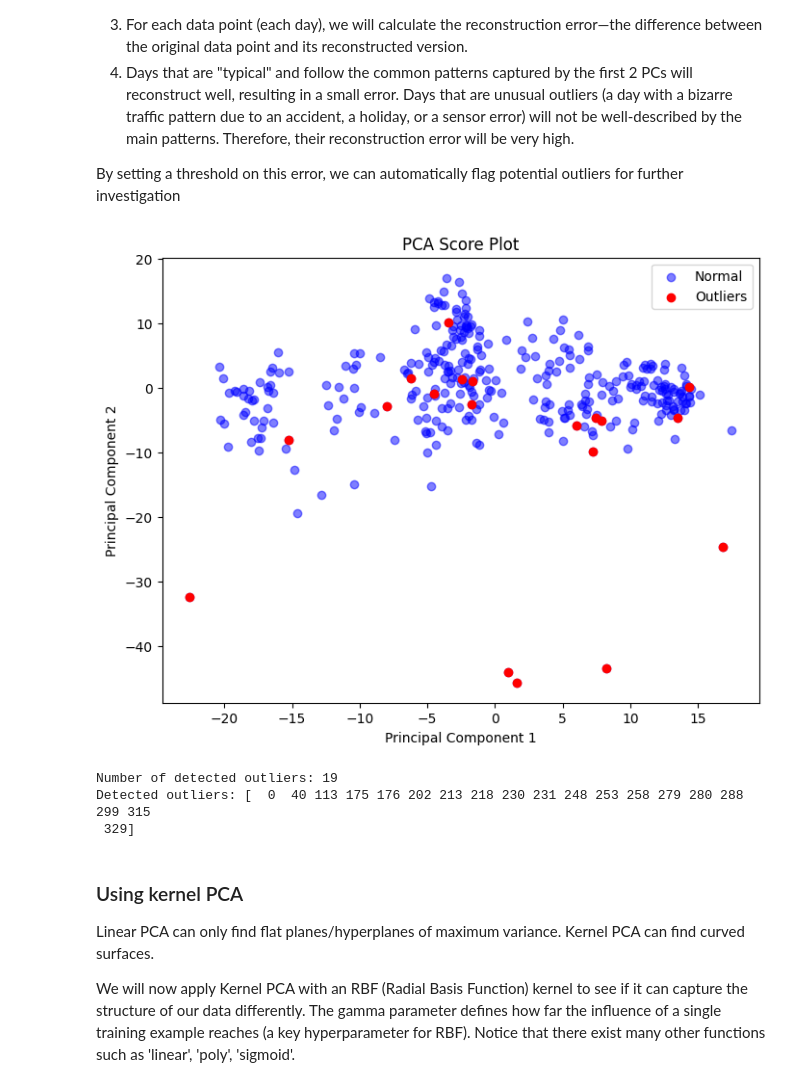
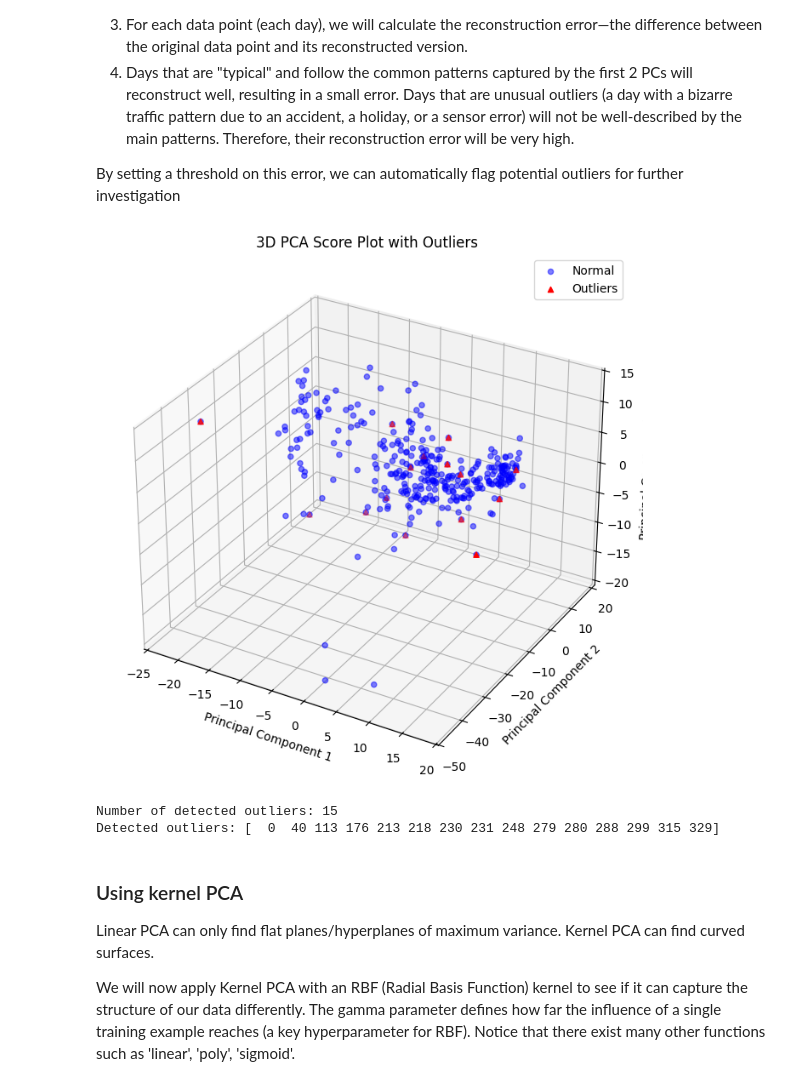
Before and after one commit to Gioalf/AH2179, a Jupyter notebook: AssignmentModule6.ipynb, the cells around one changed output. Saved outputs shown, nothing was run; the diff lists cells and outputs as text; code cells hidden in the pictures.

```diff
--- a/AssignmentModule6.ipynb
+++ b/AssignmentModule6.ipynb
@@ -282,47 +282,52 @@ import numpy as np
 import pandas as pd
 from sklearn.decomposition import PCA
 from sklearn.preprocessing import StandardScaler
 import matplotlib.pyplot as plt
+from mpl_toolkits.mplot3d import Axes3D
 
 # Load and preprocess the data
 data = pd.DataFrame(vectorized_day_dataset_no_nans)
 scaler = StandardScaler()
 X_normalized = scaler.fit_transform(data)
 
-# Apply PCA for reconstruction
-pca = PCA(n_components=2)
+# Apply PCA for reconstruction (using 3 components for 3D plotting)
+pca = PCA(n_components=3)
 X_dimensionality_reduced = pca.fit_transform(X_normalized)
 X_reconstructed = pca.inverse_transform(X_dimensionality_reduced)
 
 # Calculate reconstruction errors
 reconstruction_error = np.mean(np.square(X_normalized - X_reconstructed), axis=1)
 
 # Set a threshold for the reconstruction error
 threshold = 1  # Adjust as needed
 
 # Identify outliers
 outliers = np.where(reconstruction_error > threshold)[0]
 
-# Visual Inspection of PCA Score Plots
+# Visual Inspection of PCA Score Plots in 3D
 pca_scores = pca.fit_transform(X_normalized)
 
-plt.figure(figsize=(8, 6))
-plt.scatter(pca_scores[:, 0], pca_scores[:, 1], c='b', alpha=0.5, label='Normal')
-plt.scatter(pca_scores[outliers, 0], pca_scores[outliers, 1], c='r', label='Outliers')
-plt.xlabel('Principal Component 1')
-plt.ylabel('Principal Component 2')
-plt.legend()
-plt.title('PCA Score Plot')
+fig = plt.figure(figsize=(10, 8))
+ax = fig.add_subplot(111, projection='3d')
+
+ax.scatter(pca_scores[:, 0], pca_scores[:, 1], pca_scores[:, 2], c='b', marker='o', alpha=0.5, label='Normal')
+ax.scatter(pca_scores[outliers, 0], pca_scores[outliers, 1], pca_scores[outliers, 2], c='r', marker='^', label='Outliers')
+
+ax.set_xlabel('Principal Component 1')
+ax.set_ylabel('Principal Component 2')
+ax.set_zlabel('Principal Component 3')
+ax.set_title('3D PCA Score Plot with Outliers')
+ax.legend()
+
 plt.show()
 
 # Print the indices of detected outliers
 print(f'Number of detected outliers: {outliers.shape[0]}')
 print(f'Detected outliers: {outliers}')
 # %% [output]
-[figure, old version]
+[figure, new version]
-Number of detected outliers: 19
-Detected outliers: [  0  40 113 175 176 202 213 218 230 231 248 253 258 279 280 288 299 315
- 329]
+Number of detected outliers: 15
+Detected outliers: [  0  40 113 176 213 218 230 231 248 279 280 288 299 315 329]
 # %% [markdown]
 ### Using kernel PCA
 
```
Also changed, not shown: parts of 11 cells of this notebook.
